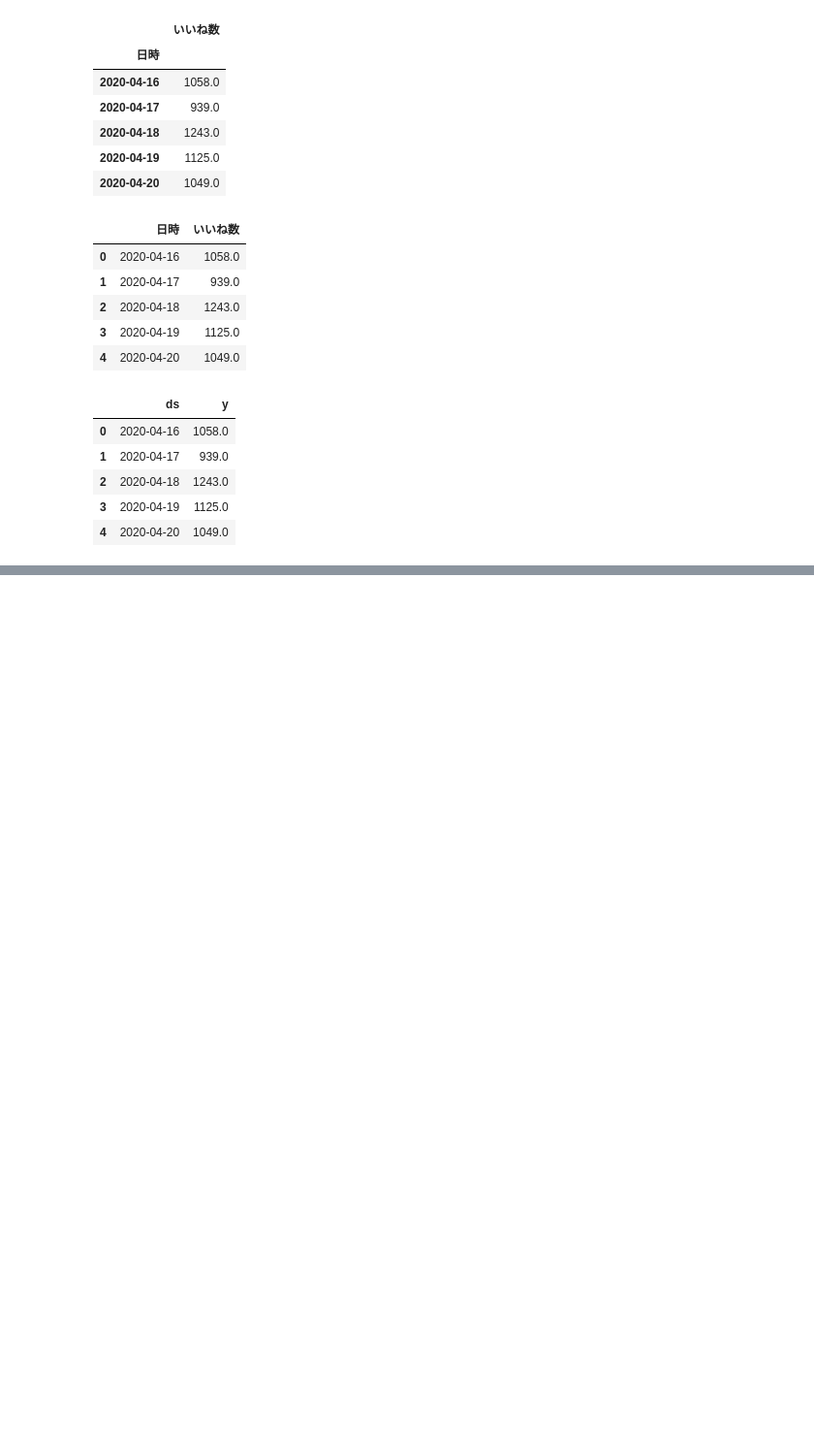
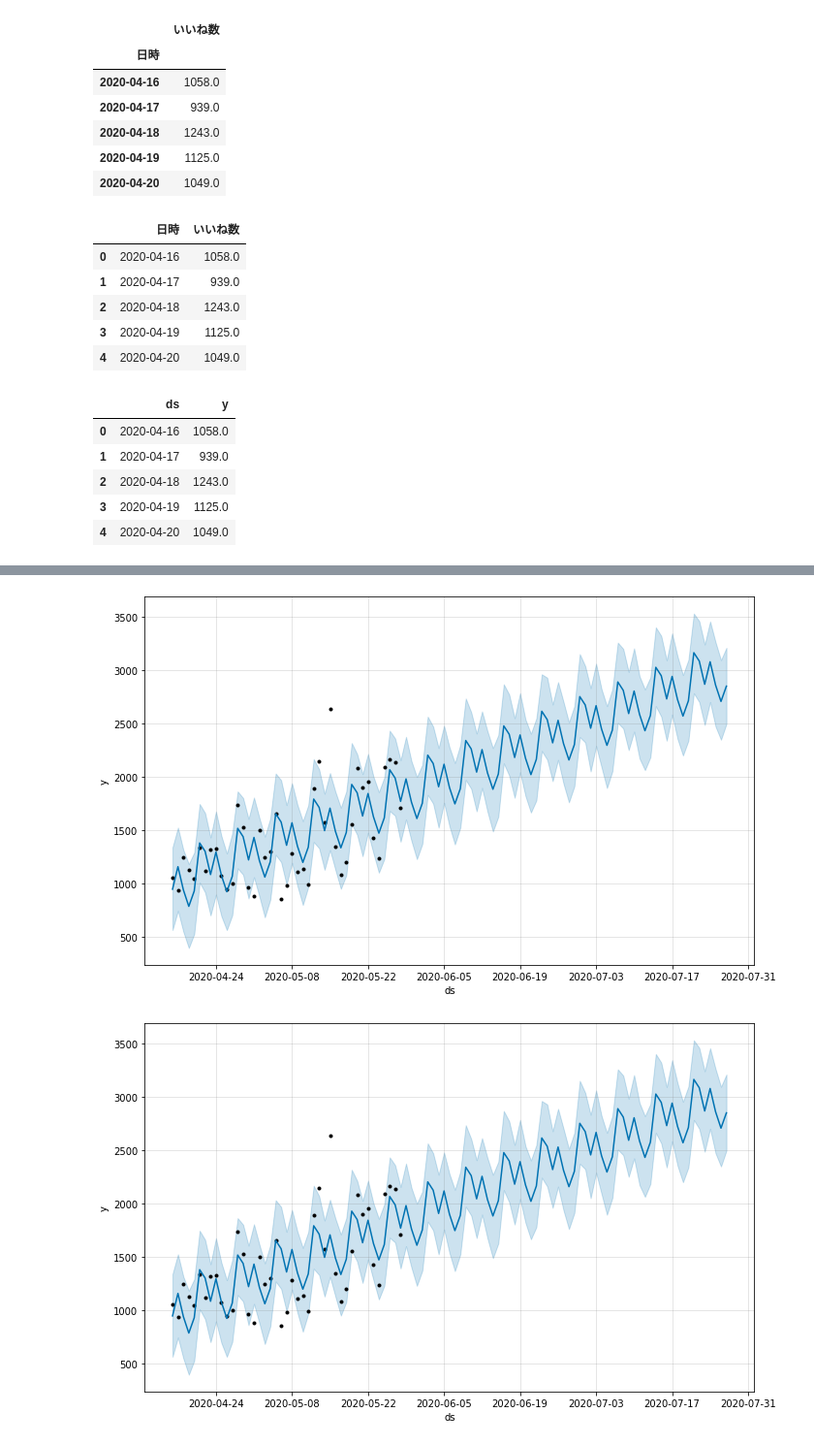
Before and after one commit to Charee-Villapong/for_practice, a Jupyter notebook: forecast_tweet.ipynb, the cells around one changed output, grey strips where cells are left out. Shown: that part at 97% size. Cells and saved outputs as stored; diff of their text form; code cells hidden in the pictures; blank space fills up the shorter version.

```diff
--- a/forecast_tweet.ipynb
+++ b/forecast_tweet.ipynb
@@ -83,5 +83,7 @@ df.head()
 | 4 | 2020-04-20 | 1049.0 |
 # %%
 # protphetのインスタンスを作成
+m = Prophet()
 # %%
 # データを元に学習
+m.fit(df)
@@ -88,4 +95,5 @@ df.head()
 # %%
 # 予測する分のデータフレームの作成
-
+future = m.make_future_dataframe(periods = 60)
 # 後ろから5行を表示
+future.tail()
@@ -92,6 +107,11 @@ df.head()
 # %%
 # 予測する
+forecast = m.predict(future)
 # %%
 # 予測データの描画
+m.plot(forecast)
+# %% [output]
+[figure, added]
+[figure, added]
 # %%
 # 予測データのトレンドや周期性を描画
```
Also changed, not shown: parts of 5 cells of this notebook.
